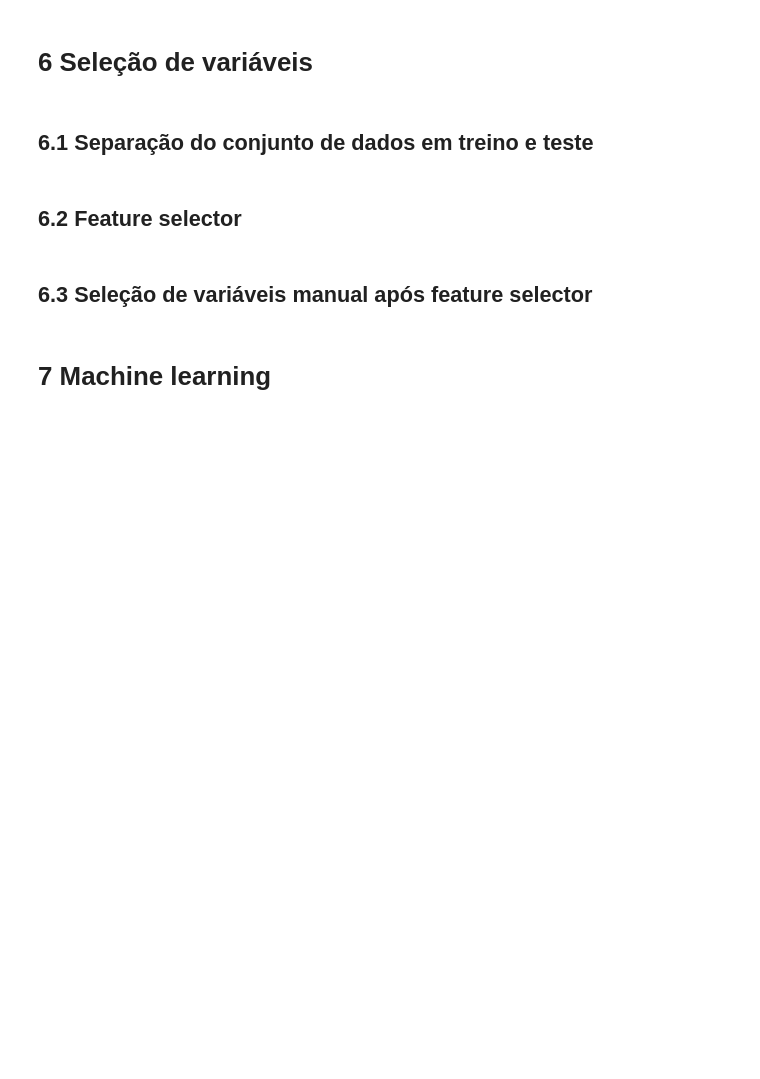
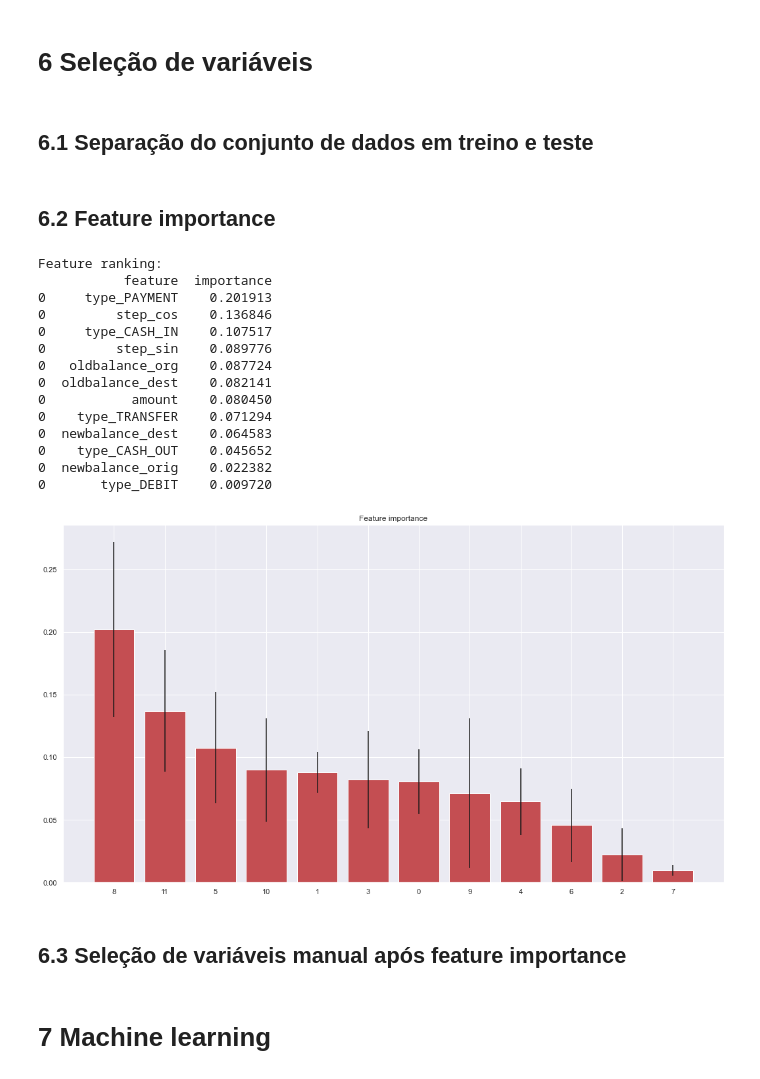
Before and after one commit to brasil95/fraud-detection-alura, a Jupyter notebook: notebooks/01_vcb_fraud_detection_pipeline.ipynb, the cells around one changed output. Saved outputs shown, nothing was run; the diff lists cells and outputs as text; code cells hidden in the pictures; blank space fills up the shorter version.

```diff
--- a/notebooks/01_vcb_fraud_detection_pipeline.ipynb
+++ b/notebooks/01_vcb_fraud_detection_pipeline.ipynb
@@ -458,3 +458,4 @@ df5 = pd.get_dummies(df5, prefix='type', columns=['type'])
 # step
 df5['step_sin'] = df5['step'].apply(lambda x: np.sin(x * (2. * np.pi/10)))
 df5['step_cos'] = df5['step'].apply(lambda x: np.cos(x * (2. * np.pi/10)))
+df5 = df5.drop('step', axis=1)
@@ -487,4 +491,55 @@ df6 = df5.copy()
+# %%
+X = df6.drop('is_fraud', axis=1)
+y = df6['is_fraud']
+
+SEED = 42
+
+X_train_n, X_test_n, y_train_n, y_test_n = train_test_split(X, y, test_size=0.25, random_state = SEED)
 # %% [markdown]
-## 6.2 Feature selector
+## 6.2 Feature importance
+# %%
+# estimator
+trees = ExtraTreesClassifier(n_estimators=250, random_state=42, n_jobs=-1)
+
+# fit model
+trees.fit(X_train_n, y_train_n)
+
+# importance
+importances = trees.feature_importances_
+std = np.std([tree.feature_importances_ for tree in trees.estimators_], axis=0)
+indices = np.argsort(importances)[::-1]
+
+# ranking de features
+print('Feature ranking:')
+df = pd.DataFrame()
+for i, j in zip(X_train_n, importances):
+    aux = pd.DataFrame({'feature': i, 'importance': j}, index=[0])
+    df = pd.concat([df, aux], axis=0)
+
+print(df.sort_values('importance', ascending=False))
+
+# Plot feature importance impurity
+plt.figure()
+plt.title('Feature importance')
+plt.bar(range(X_train_n.shape[1]), importances[indices], color='r', yerr=std[indices], align='center')
+plt.xticks(range(X_train_n.shape[1]), indices)
+plt.xlim([-1, X_train_n.shape[1]])
+plt.show()
+# %% [output]
+Feature ranking:
+           feature  importance
+0     type_PAYMENT    0.201913
+0         step_cos    0.136846
+0     type_CASH_IN    0.107517
+0         step_sin    0.089776
+0   oldbalance_org    0.087724
+0  oldbalance_dest    0.082141
+0           amount    0.080450
+0    type_TRANSFER    0.071294
+0  newbalance_dest    0.064583
+0    type_CASH_OUT    0.045652
+0  newbalance_orig    0.022382
+0       type_DEBIT    0.009720
+[figure, added]
 # %% [markdown]
-## 6.3 Seleção de variáveis manual após feature selector
+## 6.3 Seleção de variáveis manual após feature importance
```
Also changed, not shown: parts of 46 cells of this notebook.
